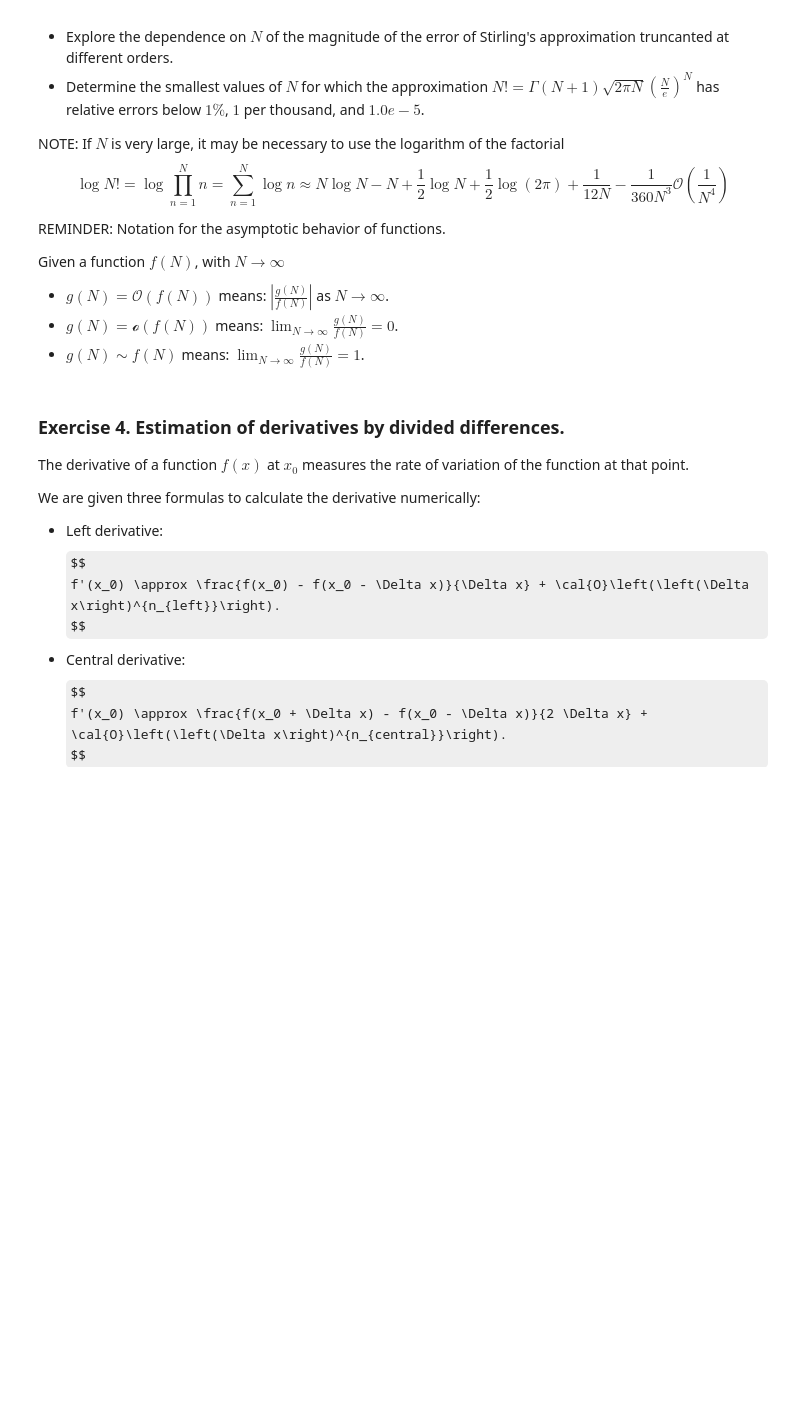
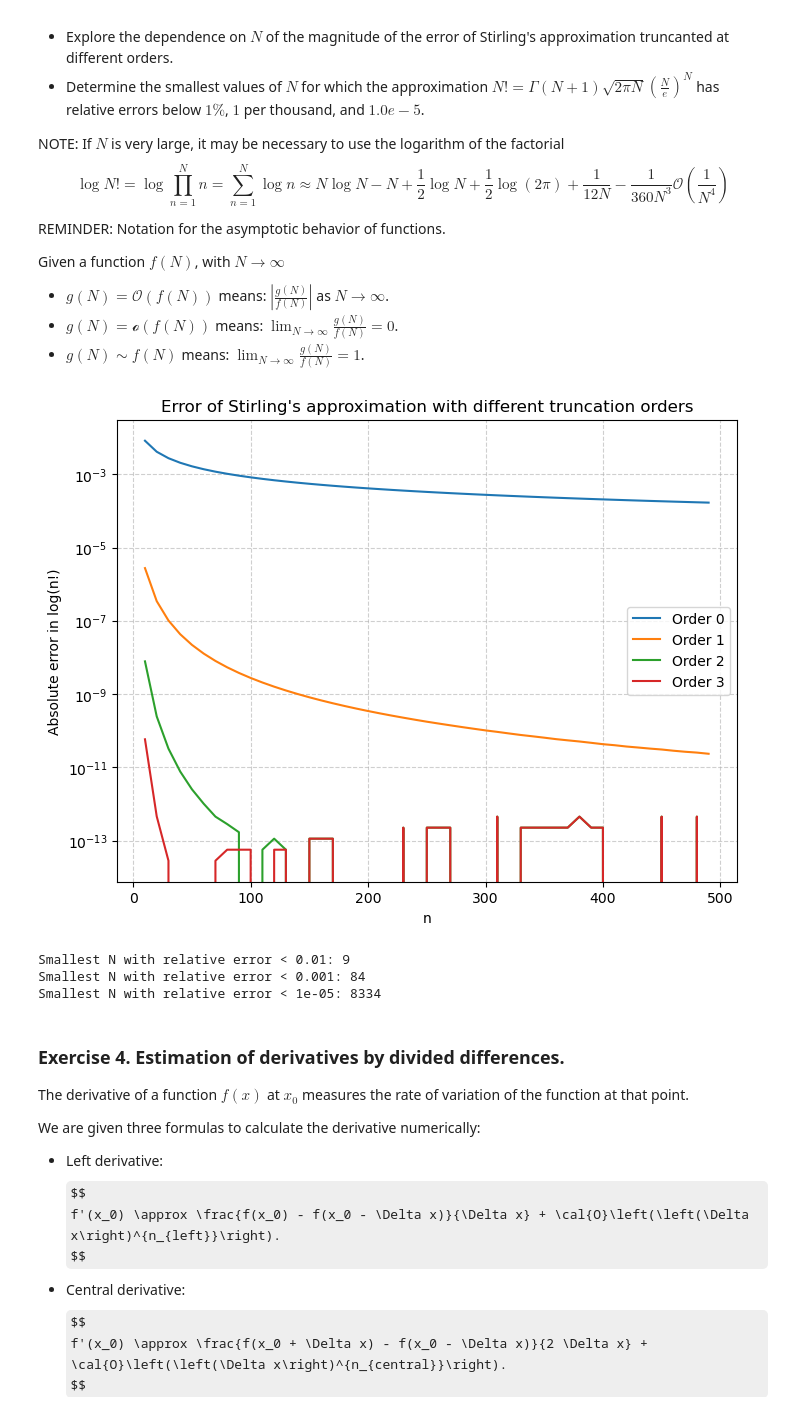
Before and after one commit to Arkh3/master_cn_25-26, a Jupyter notebook: practicas/practica2/H2_Teruel.ipynb, the cells around one changed output. Saved outputs shown, nothing was run; the diff lists cells and outputs as text; code cells hidden in the pictures; some formulas as TeX source; blank space fills up the shorter version.

```diff
--- a/practicas/practica2/H2_Teruel.ipynb
+++ b/practicas/practica2/H2_Teruel.ipynb
@@ -293,6 +293,21 @@ Given a function $f(N)$, with $N \rightarrow \infty$
 * $g(N) = \mathcal{O}\left(f(N)\right)$ means: $\left| \frac{g(N)}{f(N)} \right|$ as $N \rightarrow \infty$.
 * $g(N) = \mathcal{o}\left(f(N)\right)$ means: $\lim_{N \rightarrow \infty} \frac{g(N)}{f(N)} = 0$.
 * $g(N) \sim f(N)$  means: $\lim_{N \rightarrow \infty} \frac{g(N)}{f(N)} = 1$.
+# %%
+nc.plot_stirling_errors(orders=[0, 1, 2, 3])
+# %% [output]
+[figure, added]
+# %%
+relative_errors = [1.0e-2, 1.0e-3, 1.0e-5]
+results = nc.find_stirlings_relative_error(relative_errors)
+
+# print results
+for thr in relative_errors:
+    print(f"Smallest N with relative error < {thr}: {results[thr]}")
+# %% [output]
+Smallest N with relative error < 0.01: 9
+Smallest N with relative error < 0.001: 84
+Smallest N with relative error < 1e-05: 8334
 # %% [markdown]
 ### Exercise 4. Estimation of derivatives by divided differences.
 
```
Also changed, not shown: 1 other file.
